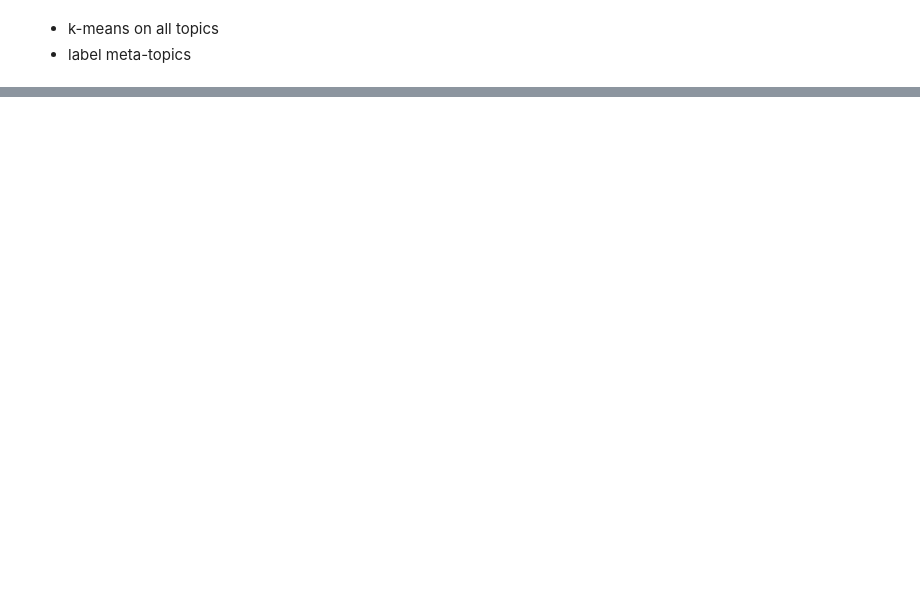
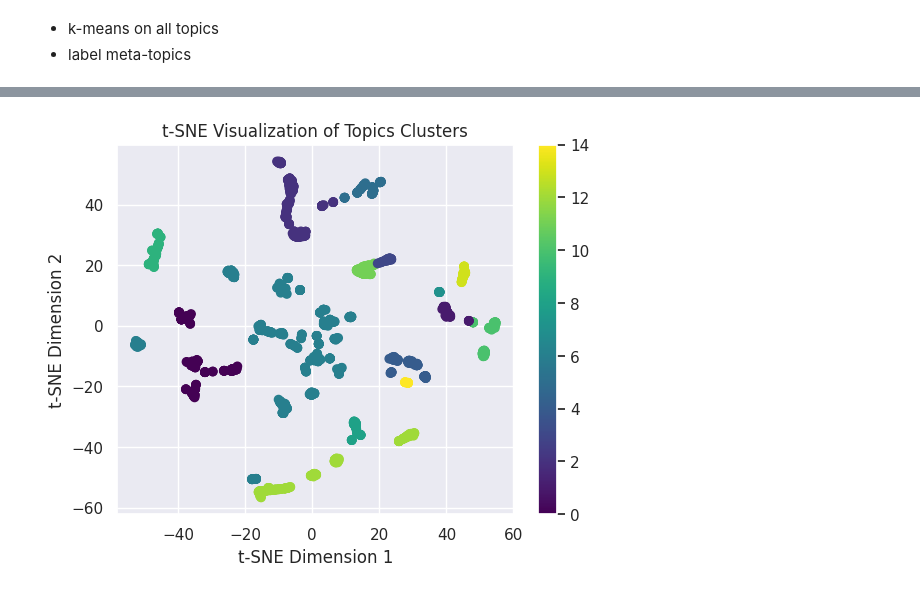
Before and after one commit to hmamaysky/Energy, a Jupyter notebook: OutOfSample/louvain_rolling.ipynb, the cells around one changed output, grey strips where cells are left out. Saved outputs shown, nothing was run; the diff lists cells and outputs as text; code cells hidden in the pictures; blank space fills up the shorter version.

```diff
--- a/OutOfSample/louvain_rolling.ipynb
+++ b/OutOfSample/louvain_rolling.ipynb
@@ -153,3 +153,5 @@ ax.legend();
 # %% [markdown]
 - k-means on all topics
 - label meta-topics
+# %%
+topics = np.vstack(topic_vec_local_weights)
@@ -155,0 +166,9 @@ ax.legend();
+# %%
+from sklearn.cluster import KMeans
+from sklearn.manifold import TSNE
+import matplotlib.pyplot as plt
+kmeans = KMeans(n_clusters=15)  # You can change the number of clusters
+# Fit the model
+kmeans.fit(topics)
+# Get cluster labels
+labels = kmeans.labels_
@@ -155,0 +179,14 @@ ax.legend();
+# %%
+tsne = TSNE(n_components=2, random_state=0)
+# Perform dimensionality reduction
+topics_tsne = tsne.fit_transform(topics)
+# %%
+# Create a scatter plot
+plt.scatter(topics_tsne[:, 0], topics_tsne[:, 1], c=labels, cmap='viridis')
+plt.colorbar()
+plt.title('t-SNE Visualization of Topics Clusters')
+plt.xlabel('t-SNE Dimension 1')
+plt.ylabel('t-SNE Dimension 2')
+plt.show()
+# %% [output]
+[figure, added]
```
Also changed, not shown: parts of 9 cells of this notebook.
